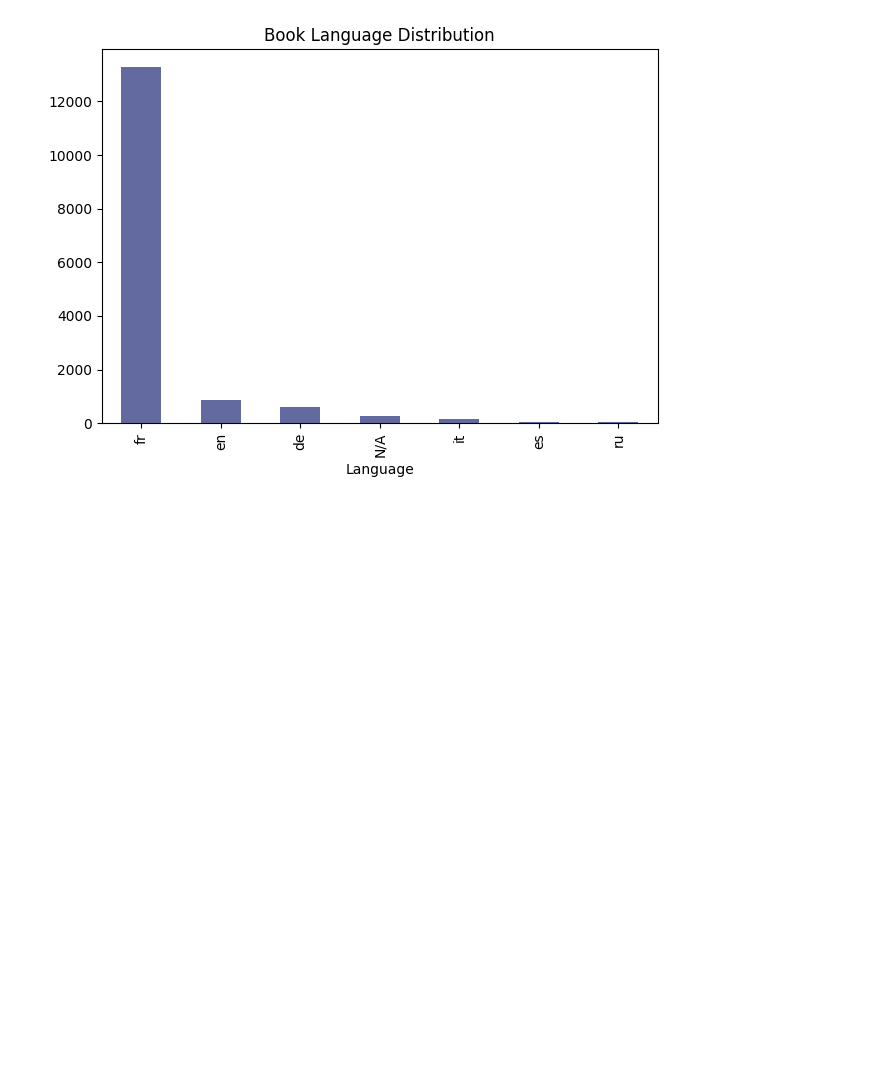
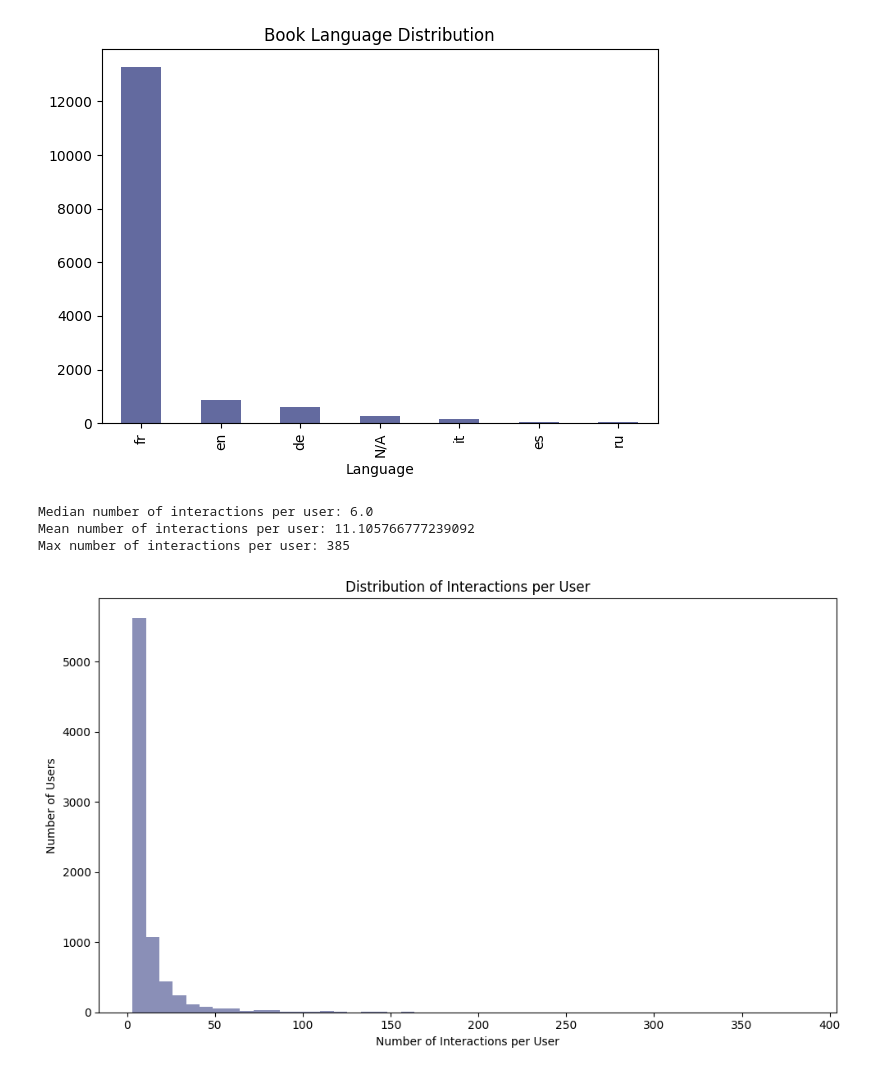
Before and after one commit to ML-brooowss/ML, a Jupyter notebook: exploration.ipynb, the cells around one changed output. Cells and saved outputs as stored; diff of their text form; code cells hidden in the pictures; blank space fills up the shorter version.

```diff
--- a/exploration.ipynb
+++ b/exploration.ipynb
@@ -196,3 +224,25 @@ plt.savefig("readme_images/book_language_distribution.png")
 plt.show()
 # %% [output]
 [figure]
+# %%
+# Plot the distribution of number of interactions per user
+user_interaction_counts = interactions['u'].value_counts()
+# Calculate and print the median number of interactions per user
+median_interactions = interactions['u'].value_counts().median()
+print(f"Median number of interactions per user: {median_interactions}")
+print(f"Mean number of interactions per user: {user_interaction_counts.mean()}")
+print(f"Max number of interactions per user: {user_interaction_counts.max()}")
+
+plt.figure(figsize=(10, 6))
+sns.histplot(user_interaction_counts, bins=50, kde=False, color=palette[3], edgecolor=None)
+plt.xlabel('Number of Interactions per User')
+plt.ylabel('Number of Users')
+plt.title('Distribution of Interactions per User')
+plt.tight_layout()
+plt.savefig("readme_images/distribution_interactions_per_user.png")
+plt.show()
+# %% [output]
+Median number of interactions per user: 6.0
+Mean number of interactions per user: 11.105766777239092
+Max number of interactions per user: 385
+[figure, added]
```
Also changed, not shown: parts of 2 cells of this notebook, 3 other files.
